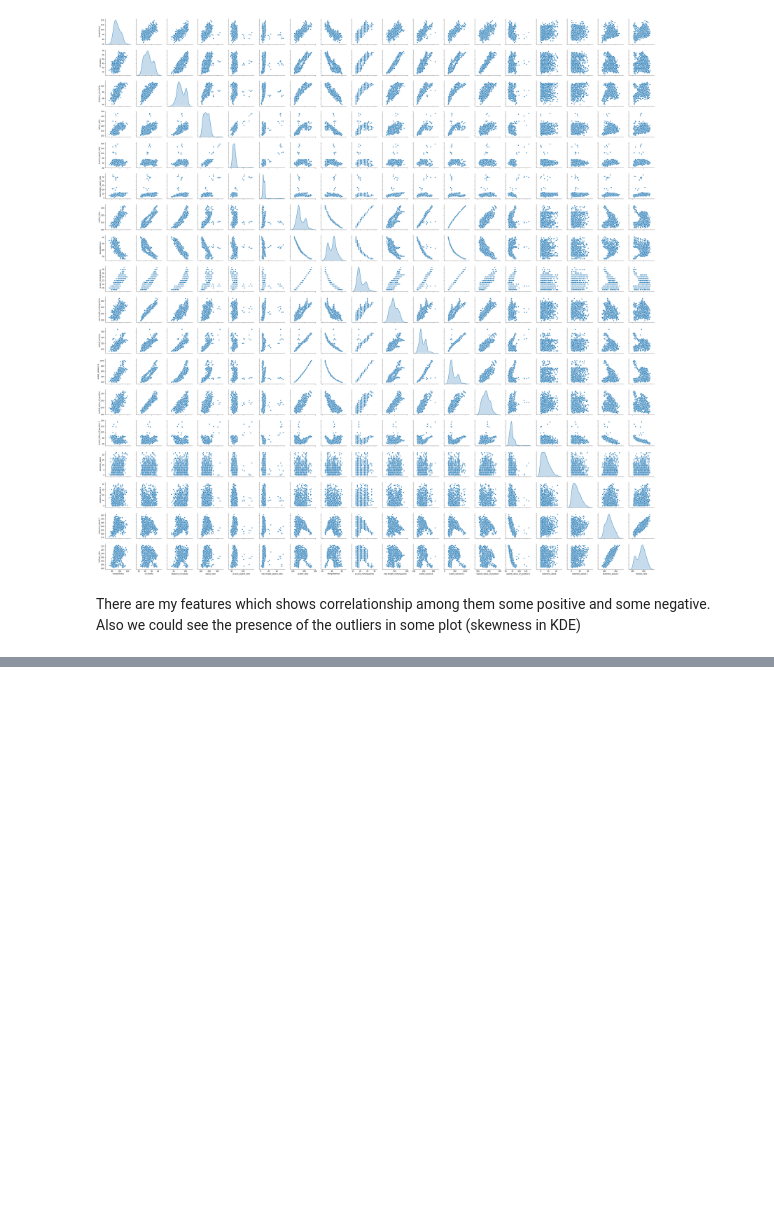
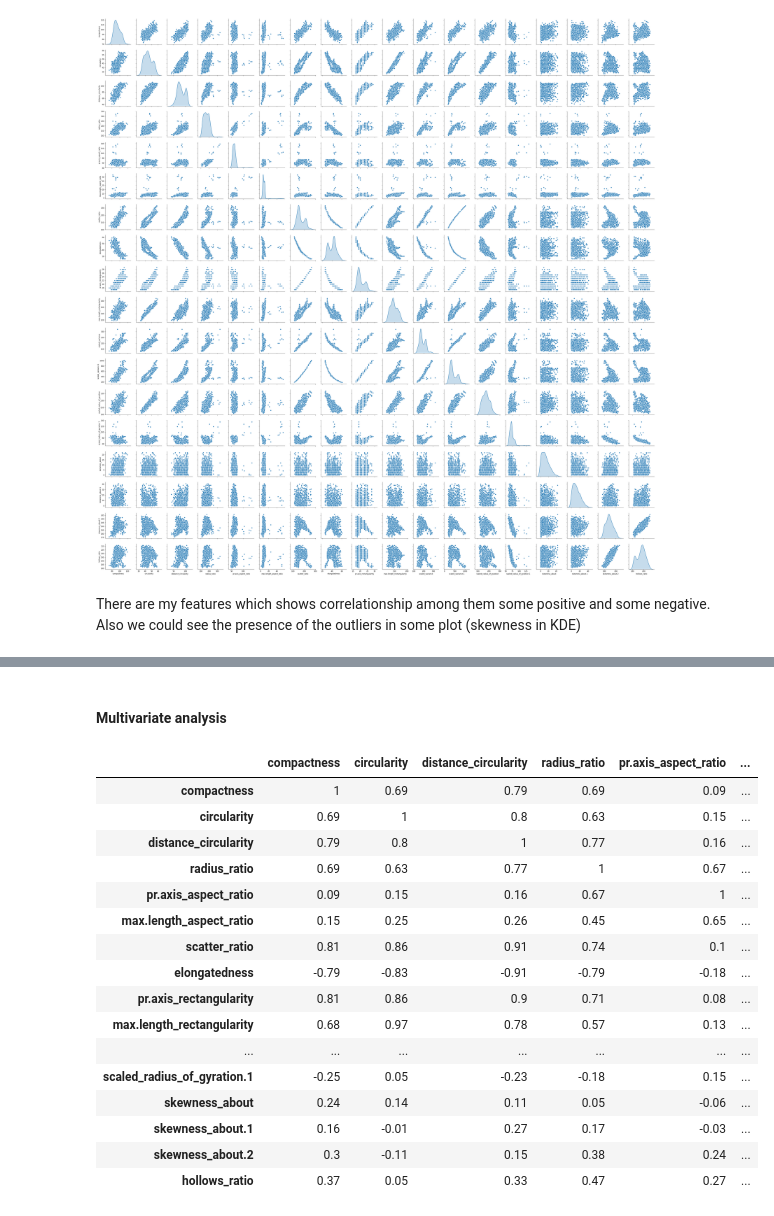
Before and after one commit to praveenveera/VehicleSilhouette_PCA, a Jupyter notebook: PCA.ipynb, the cells around one changed output, grey strips where cells are left out. Cells and saved outputs as stored; diff of their text form; code cells hidden in the pictures; blank space fills up the shorter version.

```diff
--- a/PCA.ipynb
+++ b/PCA.ipynb
@@ -92,0 +218,23 @@ df_stg.describe().transpose()
+# %% [markdown]
+#### Multivariate analysis
+# %%
+df_corr = df.corr().round(2)
+df_corr.style.background_gradient(cmap='coolwarm')
+# %% [output]
+|  | compactness | circularity | distance_circularity | radius_ratio | pr.axis_aspect_ratio | ... |
+| compactness | 1 | 0.69 | 0.79 | 0.69 | 0.09 | ... |
+| circularity | 0.69 | 1 | 0.8 | 0.63 | 0.15 | ... |
+| distance_circularity | 0.79 | 0.8 | 1 | 0.77 | 0.16 | ... |
+| radius_ratio | 0.69 | 0.63 | 0.77 | 1 | 0.67 | ... |
+| pr.axis_aspect_ratio | 0.09 | 0.15 | 0.16 | 0.67 | 1 | ... |
+| max.length_aspect_ratio | 0.15 | 0.25 | 0.26 | 0.45 | 0.65 | ... |
+| scatter_ratio | 0.81 | 0.86 | 0.91 | 0.74 | 0.1 | ... |
+| elongatedness | -0.79 | -0.83 | -0.91 | -0.79 | -0.18 | ... |
+| pr.axis_rectangularity | 0.81 | 0.86 | 0.9 | 0.71 | 0.08 | ... |
+| max.length_rectangularity | 0.68 | 0.97 | 0.78 | 0.57 | 0.13 | ... |
+| ... | ... | ... | ... | ... | ... | ... |
+| scaled_radius_of_gyration.1 | -0.25 | 0.05 | -0.23 | -0.18 | 0.15 | ... |
+| skewness_about | 0.24 | 0.14 | 0.11 | 0.05 | -0.06 | ... |
+| skewness_about.1 | 0.16 | -0.01 | 0.27 | 0.17 | -0.03 | ... |
+| skewness_about.2 | 0.3 | -0.11 | 0.15 | 0.38 | 0.24 | ... |
+| hollows_ratio | 0.37 | 0.05 | 0.33 | 0.47 | 0.27 | ... |
```
Also changed, not shown: parts of 24 cells of this notebook.
